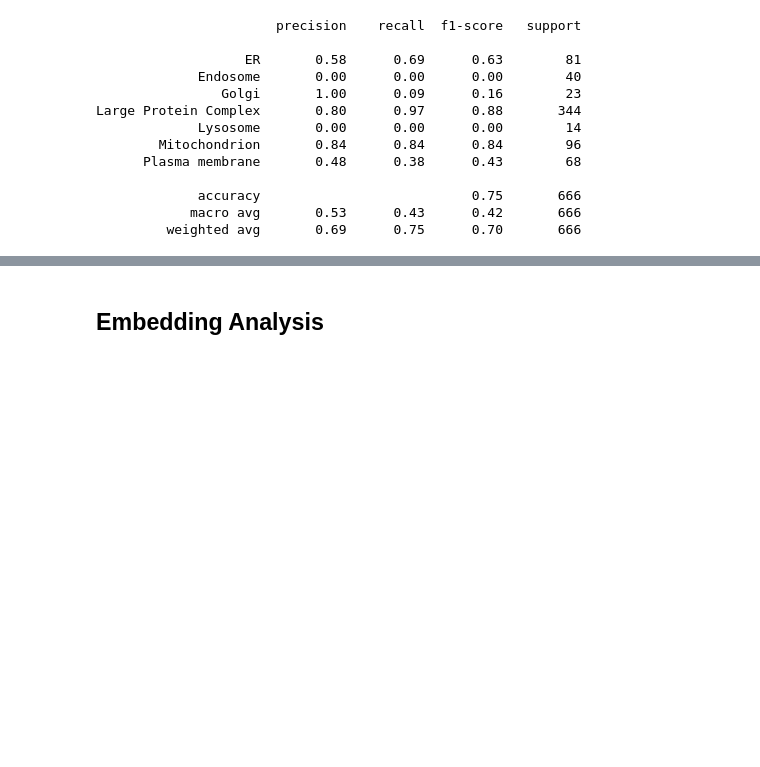
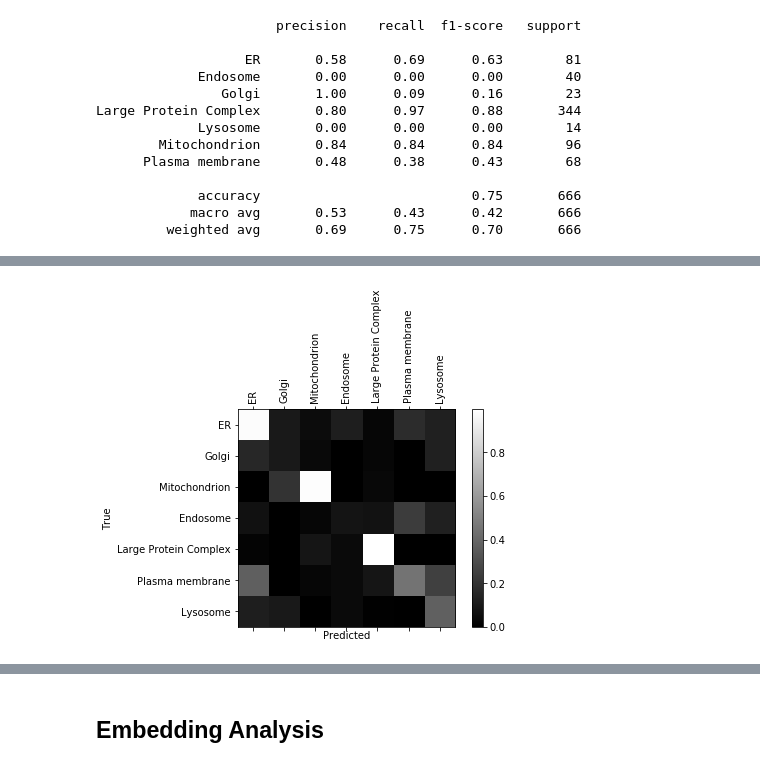
Before and after one commit to JulieRojas/Protein_Localisation_ML, a Jupyter notebook: Compartment_prediction/7Compartments/7Compartments_CNN_LSTM_optimization_seeded/7_Compartments_CNN_LSTM_attention-.ipynb, the cells around one changed output, grey strips where cells are left out. Cells and saved outputs as stored; diff of their text form; code cells hidden in the pictures; blank space fills up the shorter version.

```diff
--- a/Compartment_prediction/7Compartments/7Compartments_CNN_LSTM_optimization_seeded/7_Compartments_CNN_LSTM_attention-.ipynb
+++ b/Compartment_prediction/7Compartments/7Compartments_CNN_LSTM_optimization_seeded/7_Compartments_CNN_LSTM_attention-.ipynb
@@ -535,0 +656,3 @@ Large Protein Complex       0.80      0.97      0.88       344
+# %%
+model3 = load_model('models/model3_weights.hdf5')
+model3.evaluate(x_valid_pad, y_valid_OH)
@@ -535,0 +662,8 @@ Large Protein Complex       0.80      0.97      0.88       344
+# %%
+y_pred3 = model3.predict(x_valid_pad)
+y_pred3_indices = OH_to_label_indices(y_pred3)
+y_pred3_label = indices_to_cat(y_pred3_indices)
+# %%
+conf3 = confusion_plot_norm(y_valid, y_pred3_label, cat, axis=1)
+# %% [output]
+[figure, added]
```
Also changed, not shown: parts of 15 cells of this notebook, 36 other files.
